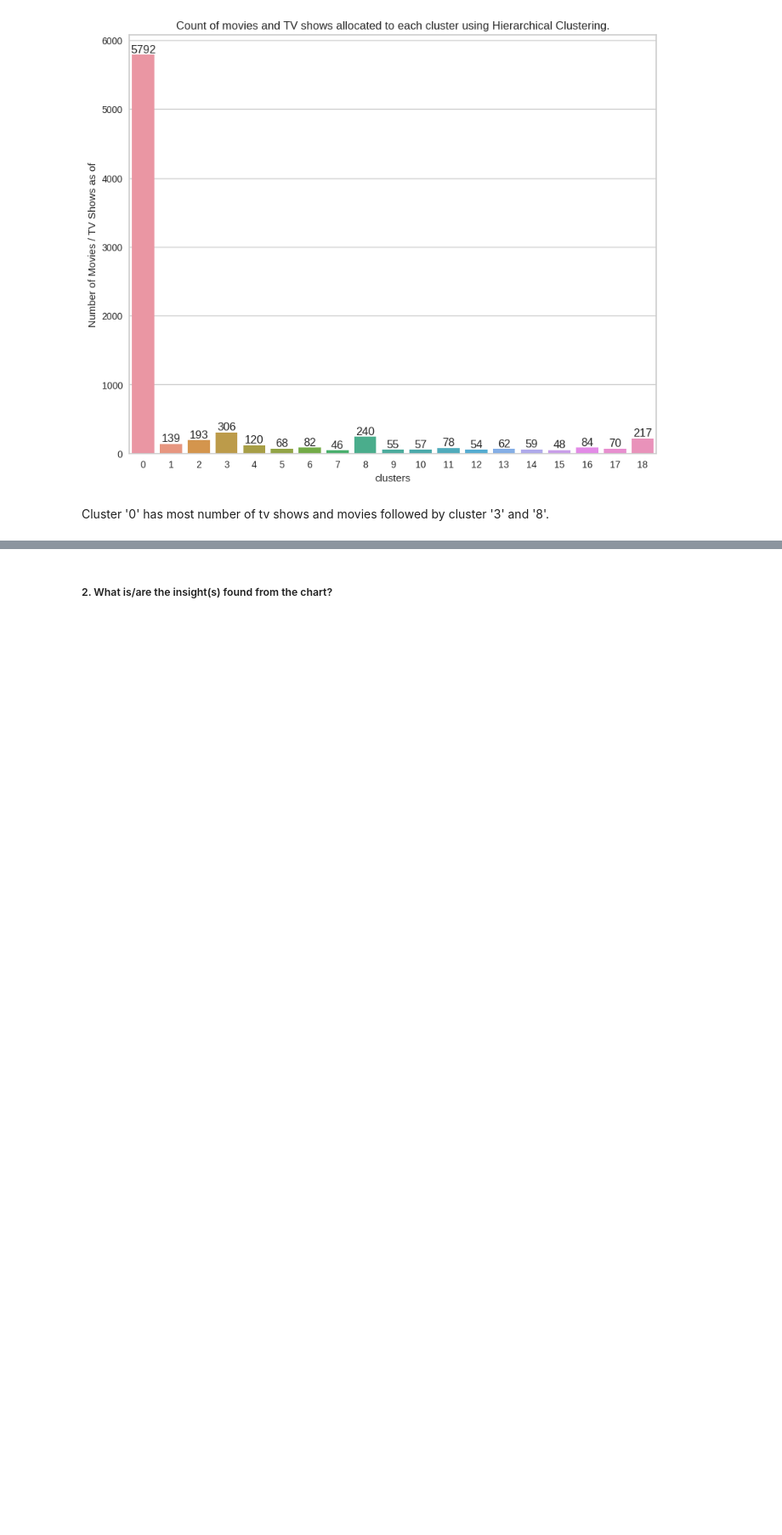
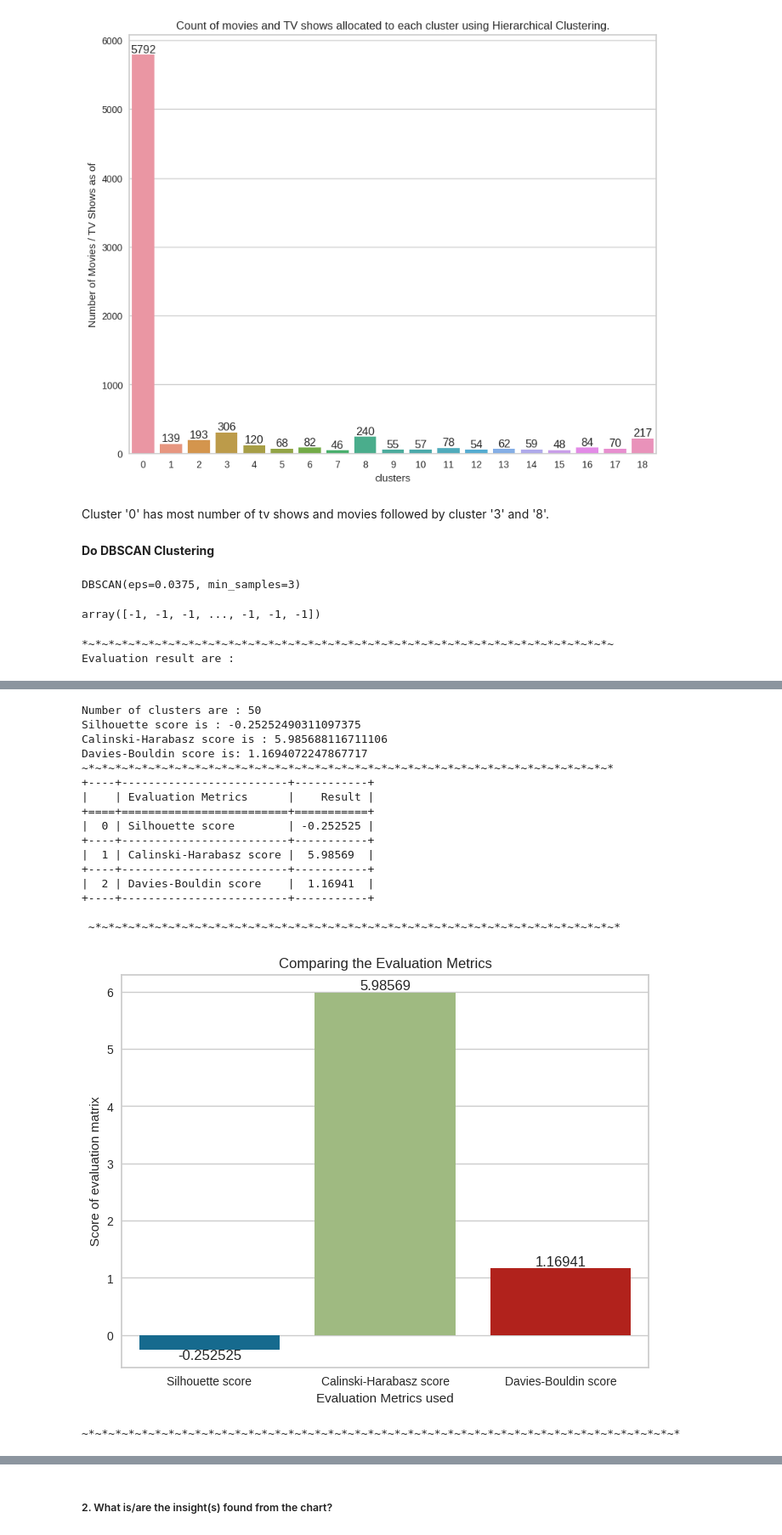
Before and after one commit to KiranKokateGitHub/Netflix-Movies-and-TV-Shows-Clustering_UnsupervisedML, a Jupyter notebook: Kiran_unsupervisedML.ipynb, the cells around one changed output, grey strips where cells are left out. Shown at 85% size. Saved outputs shown, nothing was run; the diff lists cells and outputs as text; code cells hidden in the pictures; blank space fills up the shorter version.

Commit message:
Comparing Different Models based on the Evaluation Metrics

```diff
--- a/Kiran_unsupervisedML.ipynb
+++ b/Kiran_unsupervisedML.ipynb
@@ -2019,3 +2019,21 @@ Text(0, 0.5, 'Number of Movies / TV Shows as of')
 [figure]
 # %% [markdown]
 Cluster '0' has most number of tv shows and movies followed by cluster '3' and '8'.
+# %% [markdown]
+**Do DBSCAN Clustering**
+# %%
+# Fitting the DBSCAN model to a dataset.
+
+# Import required dependancy
+from sklearn.cluster import DBSCAN
+# Fi tthe model
+dbscan_mod = DBSCAN(eps=0.0375, min_samples=3)
+dbscan_mod.fit(X)
+# %% [output]
+DBSCAN(eps=0.0375, min_samples=3)
+# %%
+# Let's Predict the result
+Y_predict = dbscan_mod.labels_
+Y_predict
+# %% [output]
+array([-1, -1, -1, ..., -1, -1, -1])
@@ -2021,0 +2103,6 @@ Cluster '0' has most number of tv shows and movies followed by cluster '3' and '
+# %%
+# Let's do Evaluation of Model
+dbscan_evl = dbscan_clu_evl(dbscan_mod, X, Y_predict)
+# %% [output]
+*~*~*~*~*~*~*~*~*~*~*~*~*~*~*~*~*~*~*~*~*~*~*~*~*~*~*~*~*~*~*~*~*~*~*~*~*~*~*~*~
+Evaluation result are :
@@ -2021,0 +2110,18 @@ Cluster '0' has most number of tv shows and movies followed by cluster '3' and '
+Number of clusters are : 50
+Silhouette score is : -0.25252490311097375
+Calinski-Harabasz score is : 5.985688116711106
+Davies-Bouldin score is: 1.1694072247867717
+~*~*~*~*~*~*~*~*~*~*~*~*~*~*~*~*~*~*~*~*~*~*~*~*~*~*~*~*~*~*~*~*~*~*~*~*~*~*~*~*
++----+-------------------------+-----------+
+|    | Evaluation Metrics      |    Result |
++====+=========================+===========+
+|  0 | Silhouette score        | -0.252525 |
++----+-------------------------+-----------+
+|  1 | Calinski-Harabasz score |  5.98569  |
++----+-------------------------+-----------+
+|  2 | Davies-Bouldin score    |  1.16941  |
++----+-------------------------+-----------+
+
+ ~*~*~*~*~*~*~*~*~*~*~*~*~*~*~*~*~*~*~*~*~*~*~*~*~*~*~*~*~*~*~*~*~*~*~*~*~*~*~*~*
+[figure, added]
+~*~*~*~*~*~*~*~*~*~*~*~*~*~*~*~*~*~*~*~*~*~*~*~*~*~*~*~*~*~*~*~*~*~*~*~*~*~*~*~*~*~*~*~*~*
```
Also changed, not shown: parts of 6 cells of this notebook.
